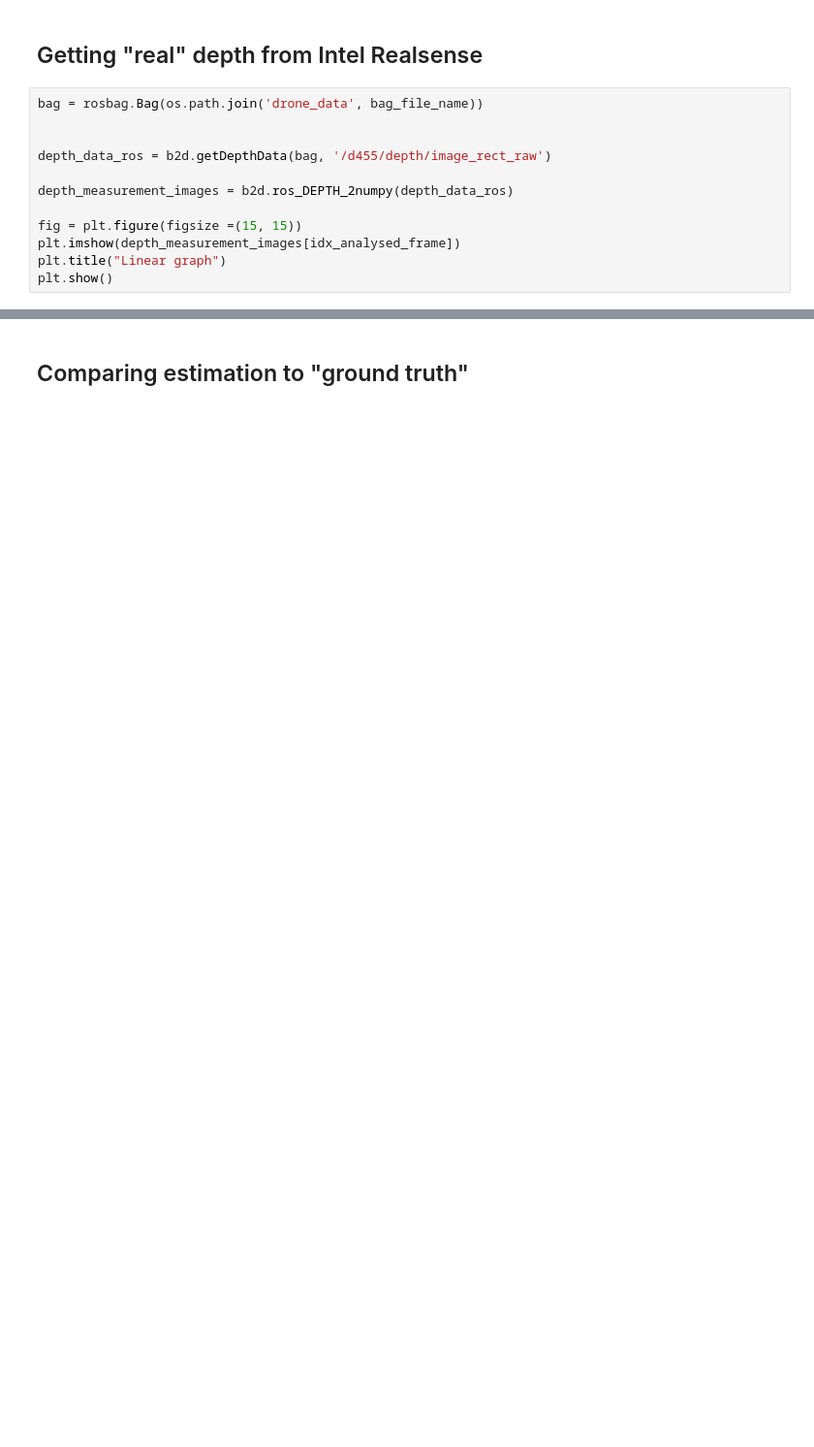
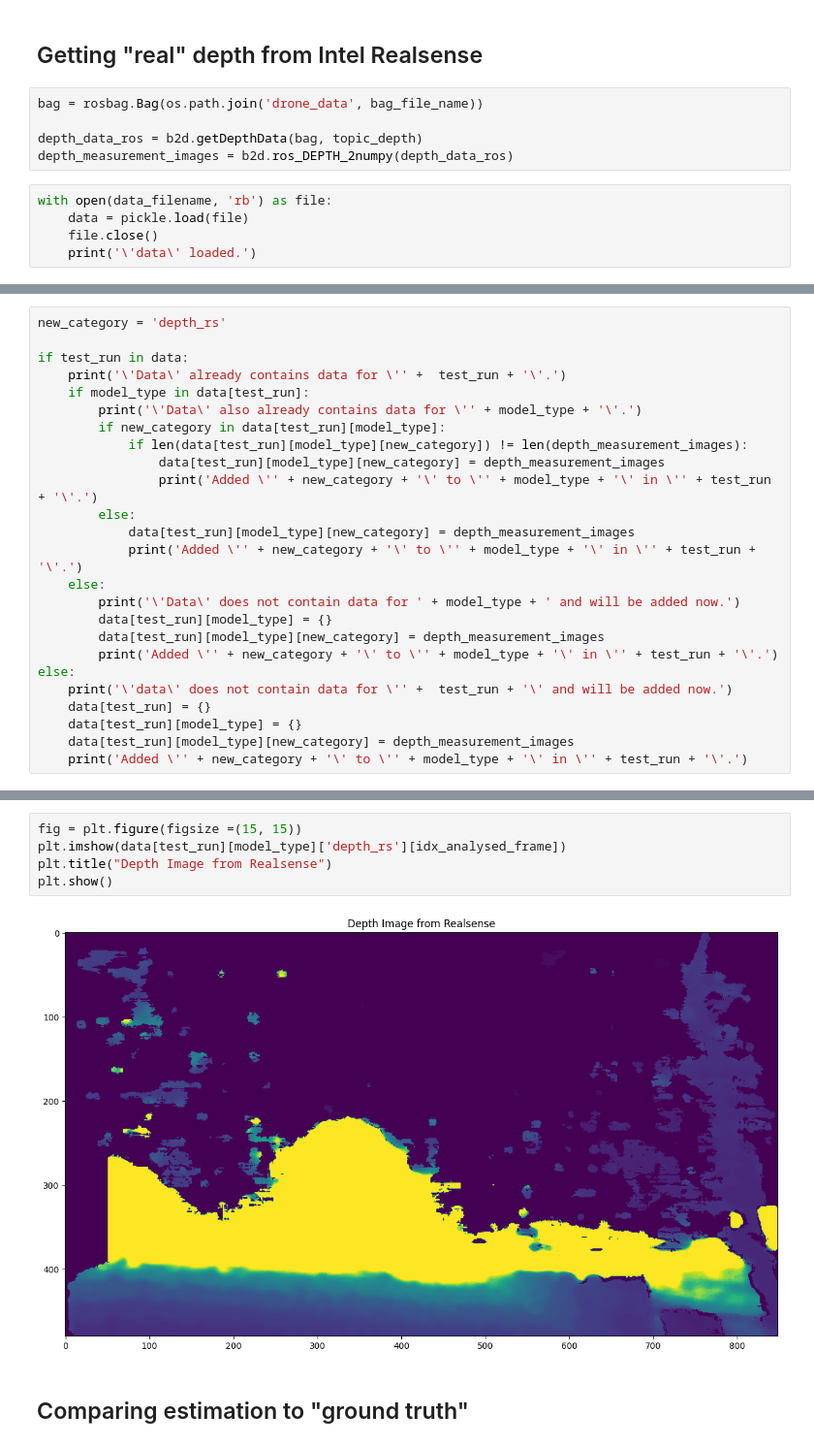
Before and after one commit to rwittmuess/Monocular_Depth_Estimation_Performance, a Jupyter notebook: eval_performance.ipynb, the cells around one changed output, grey strips where cells are left out. Shown at 97% size. Drawn from its saved outputs; the diff is of its cells as text; blank space fills up the shorter version.

```diff
--- a/eval_performance.ipynb
+++ b/eval_performance.ipynb
@@ -209,12 +179,10 @@ print("Size of list1: " + str(sys.getsizeof(depth_estimate_images)) + "bytes")
 # %%
 bag = rosbag.Bag(os.path.join('drone_data', bag_file_name))
 
-
-depth_data_ros = b2d.getDepthData(bag, '/d455/depth/image_rect_raw')
-
+depth_data_ros = b2d.getDepthData(bag, topic_depth)
 depth_measurement_images = b2d.ros_DEPTH_2numpy(depth_data_ros)
-
-fig = plt.figure(figsize =(15, 15))
-plt.imshow(depth_measurement_images[idx_analysed_frame])
-plt.title("Linear graph")
-plt.show()
+# %%
+with open(data_filename, 'rb') as file:
+    data = pickle.load(file)
+    file.close()
+    print('\'data\' loaded.')
@@ -220,0 +191,25 @@ plt.show()
+# %%
+new_category = 'depth_rs'
+
+if test_run in data:
+    print('\'Data\' already contains data for \'' +  test_run + '\'.')
+    if model_type in data[test_run]:
+        print('\'Data\' also already contains data for \'' + model_type + '\'.')
+        if new_category in data[test_run][model_type]:
+            if len(data[test_run][model_type][new_category]) != len(depth_measurement_images):
+                data[test_run][model_type][new_category] = depth_measurement_images
+                print('Added \'' + new_category + '\' to \'' + model_type + '\' in \'' + test_run + '\'.')
+        else:
+            data[test_run][model_type][new_category] = depth_measurement_images
+            print('Added \'' + new_category + '\' to \'' + model_type + '\' in \'' + test_run + '\'.')
+    else:
+        print('\'Data\' does not contain data for ' + model_type + ' and will be added now.')
+        data[test_run][model_type] = {}
+        data[test_run][model_type][new_category] = depth_measurement_images
+        print('Added \'' + new_category + '\' to \'' + model_type + '\' in \'' + test_run + '\'.')
+else:
+    print('\'data\' does not contain data for \'' +  test_run + '\' and will be added now.')
+    data[test_run] = {}
+    data[test_run][model_type] = {}
+    data[test_run][model_type][new_category] = depth_measurement_images
+    print('Added \'' + new_category + '\' to \'' + model_type + '\' in \'' + test_run + '\'.')
@@ -221,3 +224,10 @@ plt.show()
+# %%
+fig = plt.figure(figsize =(15, 15))
+plt.imshow(data[test_run][model_type]['depth_rs'][idx_analysed_frame])
+plt.title("Depth Image from Realsense")
+plt.show()
+# %% [output]
+[figure, added]
 # %% [markdown]
 ## Comparing estimation to "ground truth"
 # %%
```
Also changed, not shown: parts of 19 cells of this notebook.
